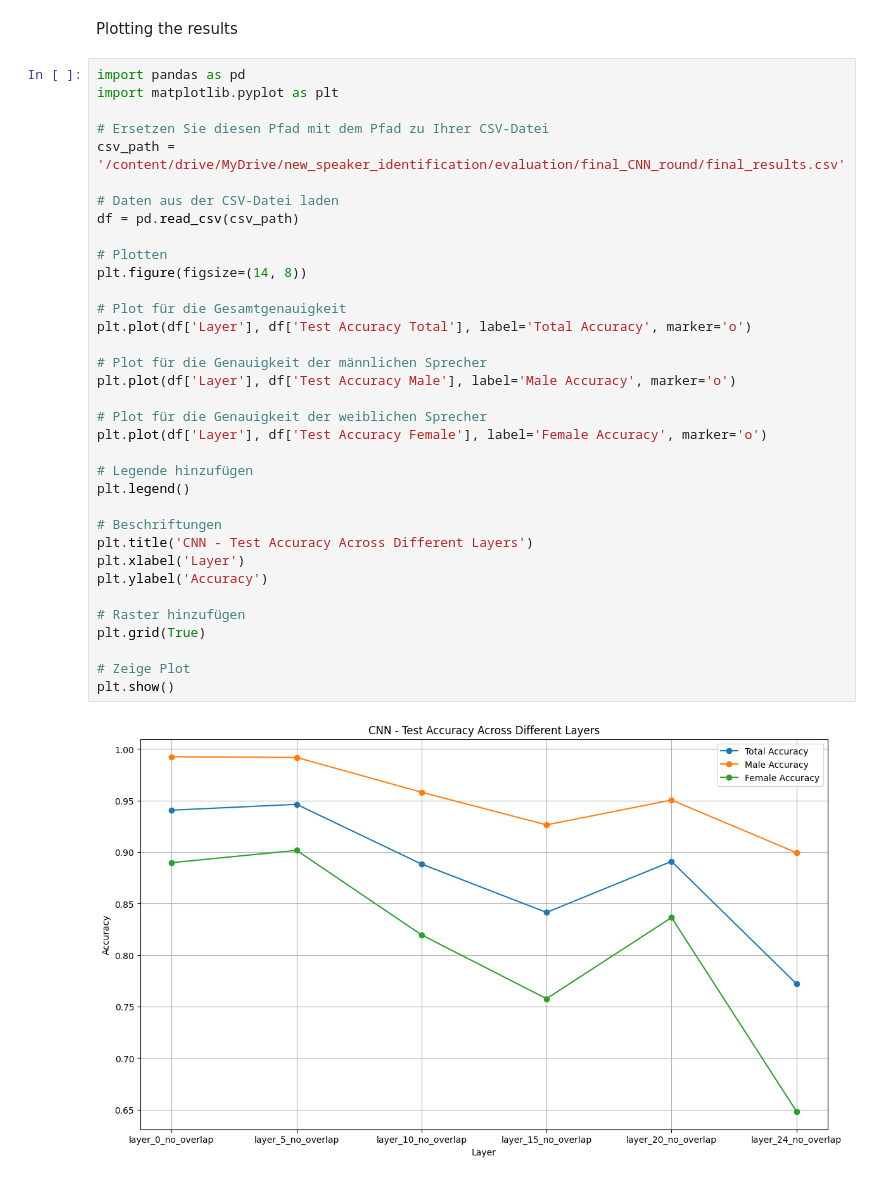
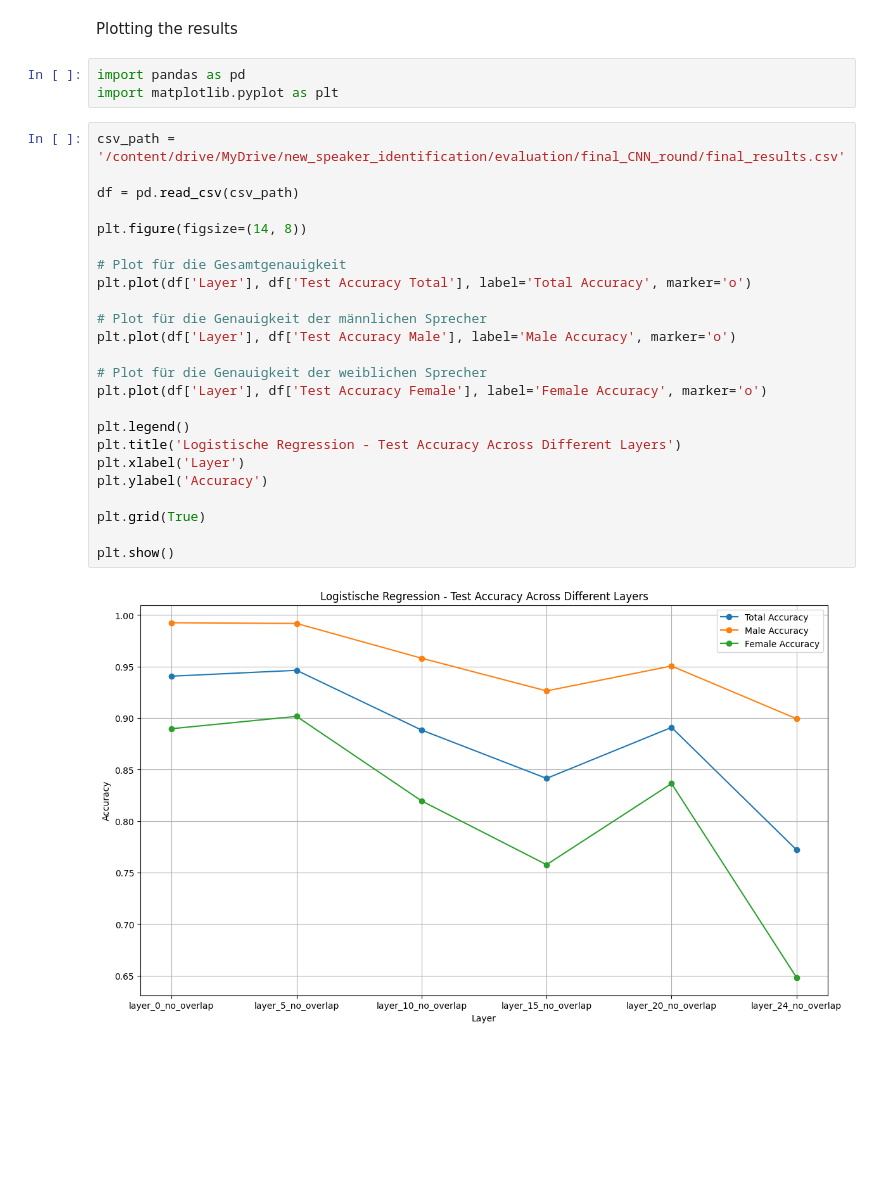
Before and after one commit to slinusc/speaker_identification, a Jupyter notebook: evaluation_pipeline.ipynb, the cells around one changed output. Drawn from its saved outputs; the diff is of its cells as text; blank space fills up the shorter version.

Commit message:
logReg und plotting

```diff
--- a/evaluation_pipeline.ipynb
+++ b/evaluation_pipeline.ipynb
@@ -397,41 +397,33 @@ save_final_results(
 )
 # %% [markdown]
 Plotting the results
+# %%
+import pandas as pd
+import matplotlib.pyplot as plt
 # %%
-import pandas as pd
-import matplotlib.pyplot as plt
-
-# Ersetzen Sie diesen Pfad mit dem Pfad zu Ihrer CSV-Datei
 csv_path = '/content/drive/MyDrive/new_speaker_identification/evaluation/final_CNN_round/final_results.csv'
 
-# Daten aus der CSV-Datei laden
 df = pd.read_csv(csv_path)
 
-# Plotten
 plt.figure(figsize=(14, 8))
 
 # Plot für die Gesamtgenauigkeit
 plt.plot(df['Layer'], df['Test Accuracy Total'], label='Total Accuracy', marker='o')
 
 # Plot für die Genauigkeit der männlichen Sprecher
 plt.plot(df['Layer'], df['Test Accuracy Male'], label='Male Accuracy', marker='o')
 
 # Plot für die Genauigkeit der weiblichen Sprecher
 plt.plot(df['Layer'], df['Test Accuracy Female'], label='Female Accuracy', marker='o')
 
-# Legende hinzufügen
 plt.legend()
-
-# Beschriftungen
-plt.title('CNN - Test Accuracy Across Different Layers')
+plt.title('Logistische Regression - Test Accuracy Across Different Layers')
 plt.xlabel('Layer')
 plt.ylabel('Accuracy')
 
-# Raster hinzufügen
 plt.grid(True)
 
-# Zeige Plot
 plt.show()
 # %% [output]
-[figure, old version]
+[figure, new version]
 # %%
```
Also changed, not shown: parts of 1 cell of this notebook.
